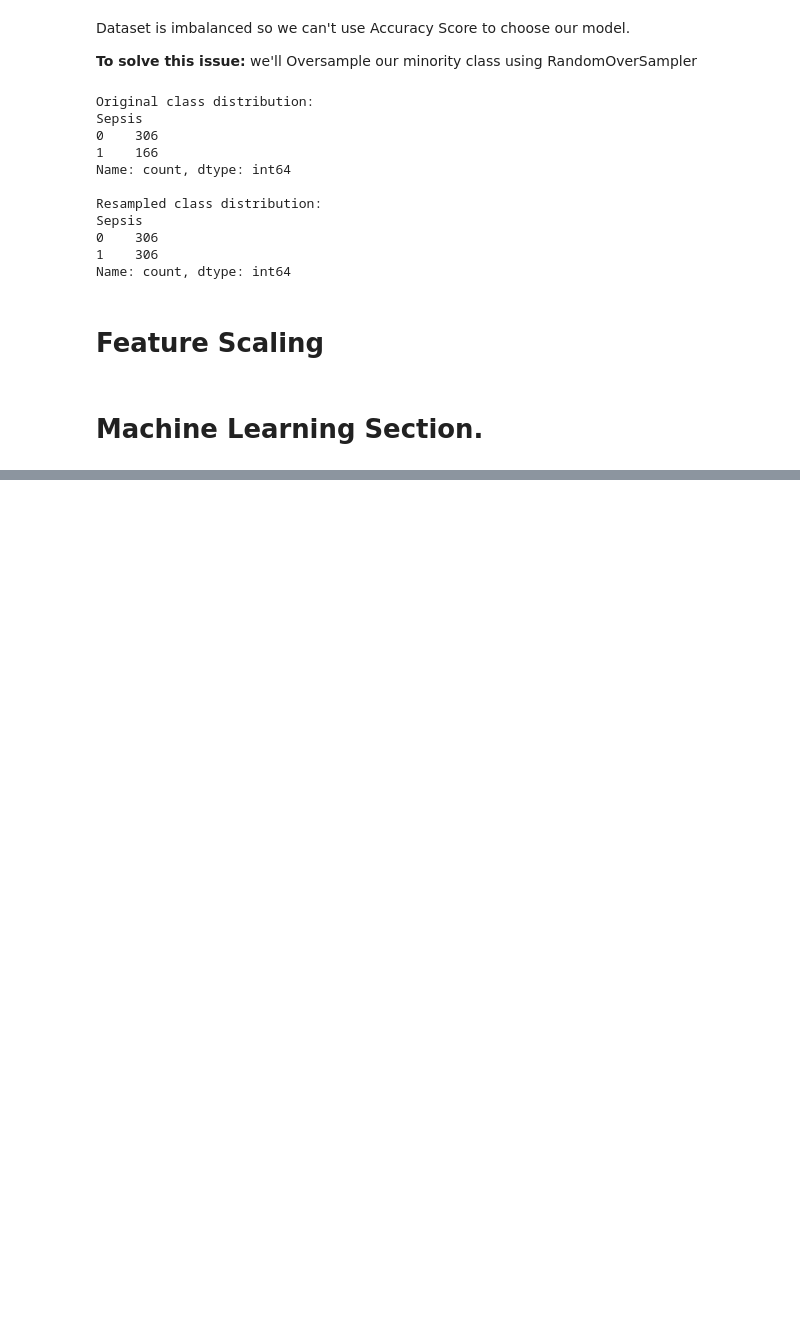
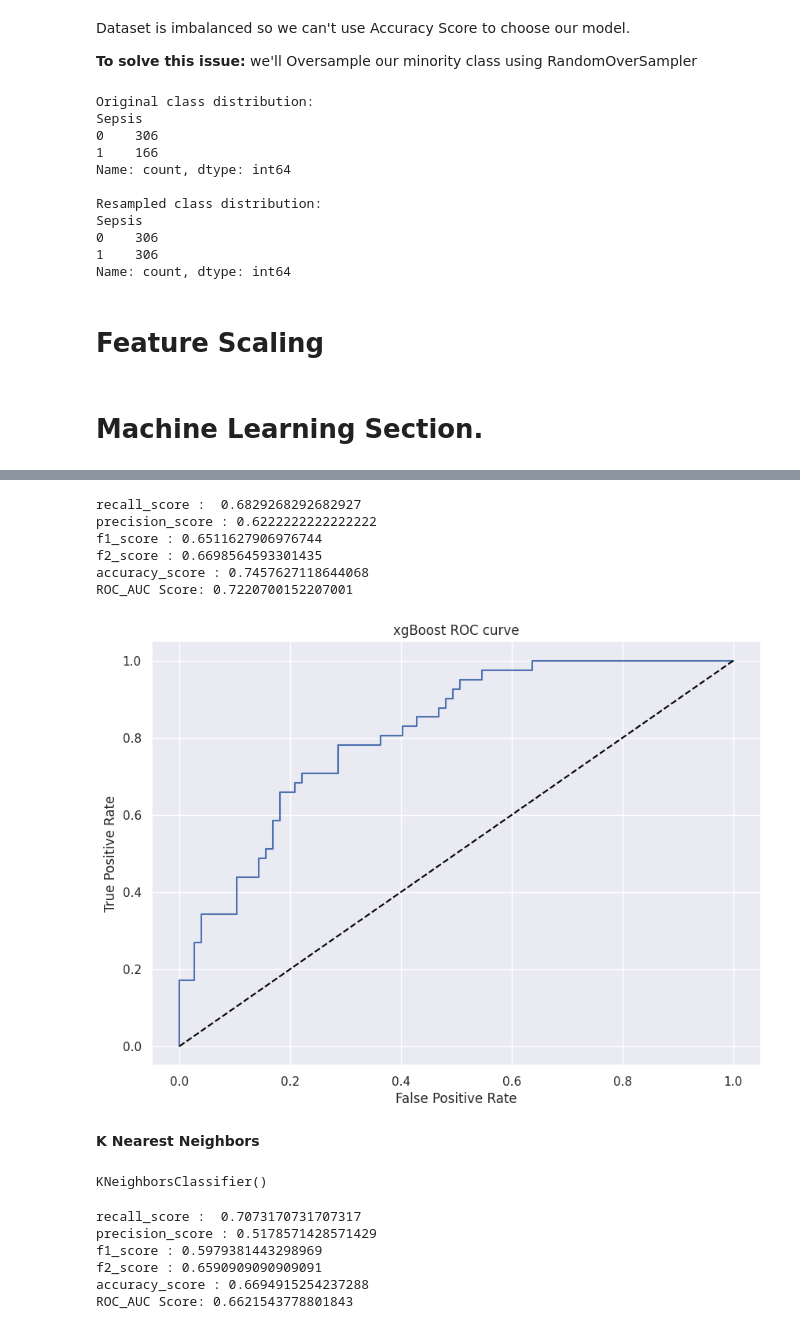
Before and after one commit to sparkysparo/Machine-Learning-for-Early-Prediction-Detection-and-Monitoring-of-Sepsis-in-A-E-and-ICU, a Jupyter notebook: Project_MSC_Machine_Learning_for_Early_Prediction,Detection_and_Monitoring_of_Sepsis_in_A&E_and_ICU_Settings.ipynb, the cells around one changed output, grey strips where cells are left out. Cells and saved outputs as stored; diff of their text form; code cells hidden in the pictures; blank space fills up the shorter version.

```diff
--- a/Project_MSC_Machine_Learning_for_Early_Prediction,Detection_and_Monitoring_of_Sepsis_in_A&E_and_ICU_Settings.ipynb
+++ b/Project_MSC_Machine_Learning_for_Early_Prediction,Detection_and_Monitoring_of_Sepsis_in_A&E_and_ICU_Settings.ipynb
@@ -1120,0 +1246,3 @@ X_test_df = scaler.transform(X_test)
+# %%
+# train the model
+xgb_model.fit(X_train, y_train)
@@ -1120,0 +1261,45 @@ X_test_df = scaler.transform(X_test)
+# %%
+# Predict on the test dataset
+xg_pred = xgb_model.predict(X_test)
+xg_prob = xgb_model.predict_proba(X_test)[:,1]
+# %%
+# model evaluation
+r_xg= recall_score(y_test, xg_pred)
+print("recall_score : ", r_xg)
+
+p_xg= precision_score(y_test, xg_pred)
+print("precision_score :",p_xg)
+
+f1_xg= f1_score(y_test, xg_pred)
+print("f1_score :", f1_xg)
+
+f2_xg = fbeta_score(y_test, xg_pred, beta=2, average='binary')
+print("f2_score :", f2_xg)
+
+
+A_xg= accuracy_score( y_test, xg_pred)
+print("accuracy_score :",A_xg)
+
+acu_xg = roc_auc_score(xg_pred, y_test)
+print("ROC_AUC Score:",acu_xg)
+# %% [output]
+recall_score :  0.6829268292682927
+precision_score : 0.6222222222222222
+f1_score : 0.6511627906976744
+f2_score : 0.6698564593301435
+accuracy_score : 0.7457627118644068
+ROC_AUC Score: 0.7220700152207001
+# %%
+#  plot the model evaluation
+fpr, tpr, _ = roc_curve(y_test, xg_prob)
+fig, ax = plt.subplots(figsize=(10,7))
+plt.title('xgBoost ROC curve')
+plt.xlabel("False Positive Rate")
+plt.ylabel("True Positive Rate")
+plt.plot(fpr,tpr)
+plt.plot((0,1), linestyle="--",color='black')
+plt.show()
+# %% [output]
+[figure, added]
+# %% [markdown]
+**K Nearest Neighbors**
@@ -1120,0 +1309,5 @@ X_test_df = scaler.transform(X_test)
+# %%
+# train the model
+knn_model.fit(X_train, y_train)
+# %% [output]
+KNeighborsClassifier()
@@ -1120,0 +1318,27 @@ X_test_df = scaler.transform(X_test)
+# %%
+# model evaluation
+r_knn= recall_score(y_test, knn_pred)
+print("recall_score : ", r_knn)
+
+p_knn= precision_score(y_test, knn_pred)
+print("precision_score :",p_knn)
+
+f1_knn= f1_score(y_test, knn_pred)
+print("f1_score :", f1_knn)
+
+f2_knn = fbeta_score(y_test, knn_pred, beta=2, average='binary')
+print("f2_score :", f2_knn)
+
+
+A_knn= accuracy_score( y_test, knn_pred)
+print("accuracy_score :", A_knn)
+
+acu_knn = roc_auc_score(knn_pred, y_test)
+print("ROC_AUC Score:",acu_knn)
+# %% [output]
+recall_score :  0.7073170731707317
+precision_score : 0.5178571428571429
+f1_score : 0.5979381443298969
+f2_score : 0.6590909090909091
+accuracy_score : 0.6694915254237288
+ROC_AUC Score: 0.6621543778801843
```
Also changed, not shown: parts of 26 cells of this notebook.
